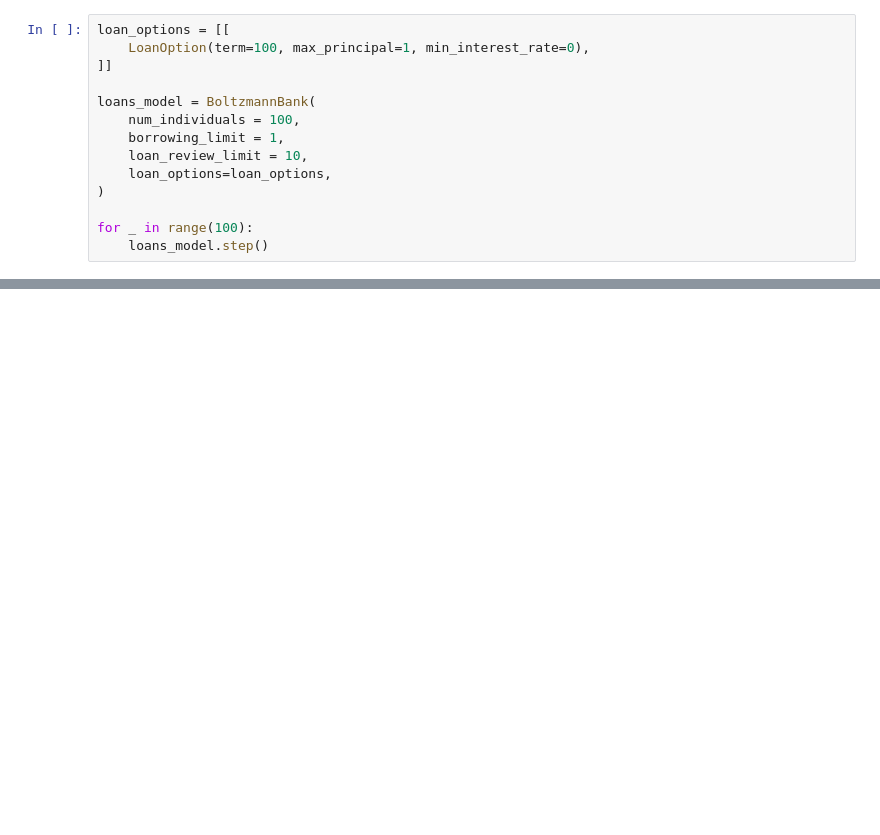
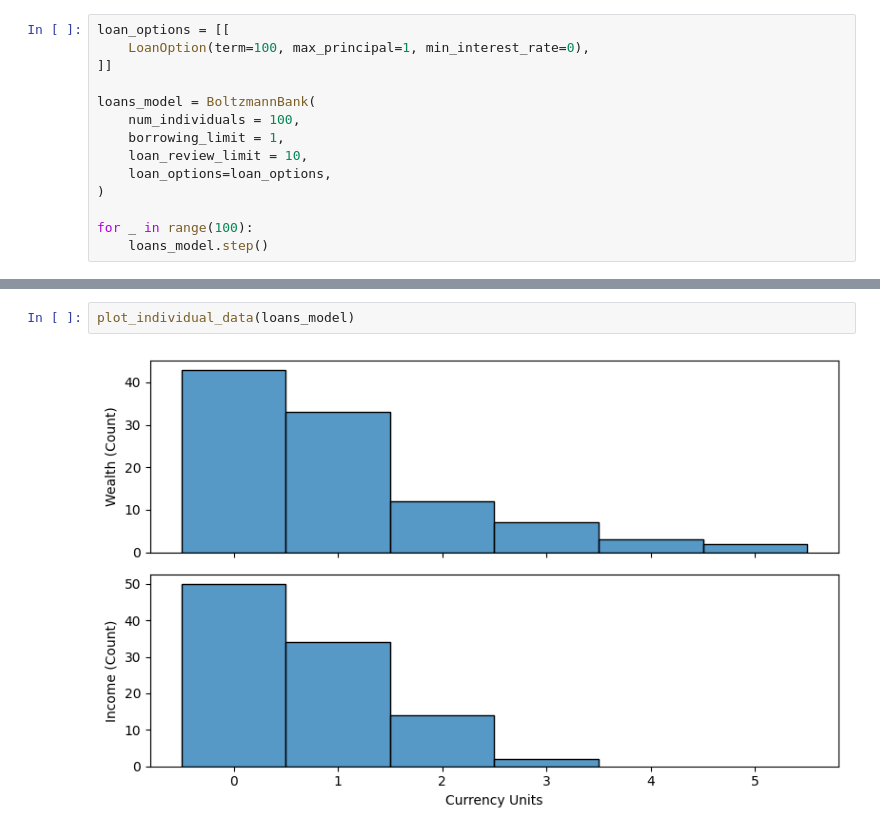
Before and after one commit to fillstaley/econolab, a Jupyter notebook: boltzmann-bank.ipynb, the cells around one changed output, grey strips where cells are left out. Drawn from its saved outputs; the diff is of its cells as text; blank space fills up the shorter version.

```diff
--- a/boltzmann-bank.ipynb
+++ b/boltzmann-bank.ipynb
@@ -208,0 +122,4 @@ g.set(title="Comparison of Wealth, Income and Spending Curves");
+# %%
+plot_individual_data(loans_model)
+# %% [output]
+[figure, added]
```
Also changed, not shown: parts of 29 cells of this notebook.
